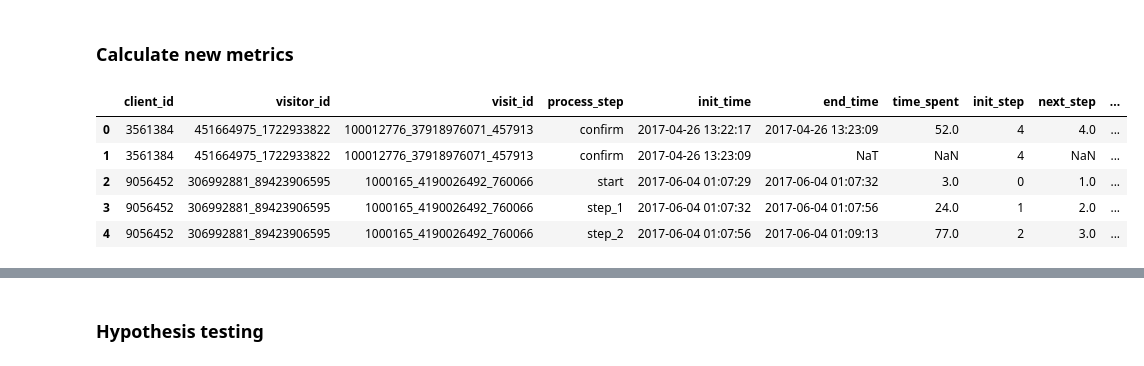
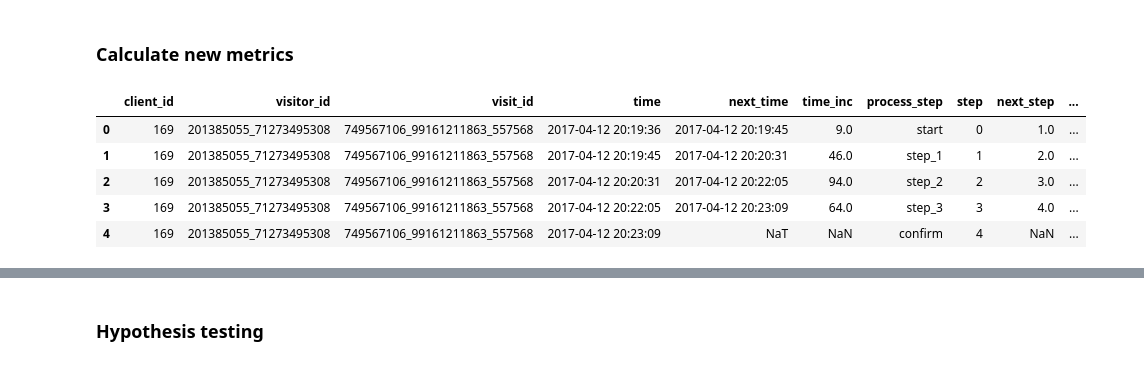
Before and after one commit to almudenamcastro/ironhack-w5-EDA, a Jupyter notebook: notebooks/clean_nb.ipynb, the cells around one changed output, grey strips where cells are left out. Cells and saved outputs as stored; diff of their text form; code cells hidden in the pictures.

```diff
--- a/notebooks/clean_nb.ipynb
+++ b/notebooks/clean_nb.ipynb
@@ -368,34 +368,43 @@ Our main goal is to optimise the funnel to increase this metric. We will label t
 # %% [markdown]
 ### Calculate new metrics
 # %%
-import numpy as np
+# EVENT METRICS
 # Duration and step metrics.
+test_events = events.copy()
 
 # turn the step column into a numeric value.
-events['init_step'] = events['process_step'].replace({'start': 0, 'step_1': 1, 'step_2': 2, 'step_3': 3, 'confirm': 4})
+test_events['step'] = test_events['process_step'].replace({'start': '0', 'step_1': '1', 'step_2': '2', 'step_3': '3', 'confirm': '4'}).astype(int)
 
 # shift the table to calculate the time spent in each step and the next step.
 # we need to sort by visit_id and date_time first:
-events = events.sort_values(['visit_id', 'date_time']).reset_index()
-events[['end_time', 'next_step']] = events[['visit_id', 'date_time','init_step']].groupby('visit_id').shift(-1)
-events = events.rename(columns={'date_time':'init_time'})
-events['next_step'] = events['next_step'].apply(lambda x: int(x) if pd.notnull(x) else np.nan)
+test_events = test_events.sort_values(['client_id', 'visit_id', 'date_time']).reset_index()
+test_events[['next_time', 'next_step']] = test_events[['visit_id', 'date_time','step']].groupby('visit_id').shift(-1)
+test_events = test_events.rename(columns={'date_time':'time'})
+test_events['next_step'] = test_events['next_step'].apply(lambda x: int(x) if pd.notnull(x) else np.nan)
 
 # get the time spent on each step
-events['time_spent'] = (events['end_time']- events['init_time']).dt.total_seconds()
+test_events['time_inc'] = (test_events['next_time']- test_events['time']).dt.total_seconds()
 
-# get the 'progress' (difference between the next step and the current step)
-events['progress'] = events['next_step'] - events['init_step']
+# get the 'step_inc' (difference between the next step and the current step)
+test_events['step_inc'] = test_events['next_step'] - test_events['step']
+
+# get the 'conversion' (1 if the step is the last step, 0 otherwise)
+test_events['conversion'] = test_events['step'].apply(lambda x: 1 if x == 4 else 0)
+
+# get the 'return'
+test_events['return'] = (test_events['step_inc'] < 0).astype(int)
+test_events['refresh'] = (test_events['step_inc'] == 0).astype(int)
+
 
 # change columns order to make them easier to read.
-events = events[['client_id', 'visitor_id', 'visit_id', 'process_step', 'init_time', 'end_time', 'time_spent', 'init_step', 'next_step', 'progress']]
+test_events = test_events[['client_id', 'visitor_id', 'visit_id', 'time', 'next_time', 'time_inc', 'process_step', 'step', 'next_step', 'step_inc', 'conversion', 'return', 'refresh']]
 
-events.head()
+test_events.head()
 # %% [output]
-|  | client_id | visitor_id | visit_id | process_step | init_time | end_time | time_spent | init_step | next_step | ... |
-| 0 | 3561384 | 451664975_1722933822 | 100012776_37918976071_457913 | confirm | 2017-04-26 13:22:17 | 2017-04-26 13:23:09 | 52.0 | 4 | 4.0 | ... |
-| 1 | 3561384 | 451664975_1722933822 | 100012776_37918976071_457913 | confirm | 2017-04-26 13:23:09 | NaT | NaN | 4 | NaN | ... |
-| 2 | 9056452 | 306992881_89423906595 | 1000165_4190026492_760066 | start | 2017-06-04 01:07:29 | 2017-06-04 01:07:32 | 3.0 | 0 | 1.0 | ... |
-| 3 | 9056452 | 306992881_89423906595 | 1000165_4190026492_760066 | step_1 | 2017-06-04 01:07:32 | 2017-06-04 01:07:56 | 24.0 | 1 | 2.0 | ... |
-| 4 | 9056452 | 306992881_89423906595 | 1000165_4190026492_760066 | step_2 | 2017-06-04 01:07:56 | 2017-06-04 01:09:13 | 77.0 | 2 | 3.0 | ... |
+|  | client_id | visitor_id | visit_id | time | next_time | time_inc | process_step | step | next_step | ... |
+| 0 | 169 | 201385055_71273495308 | 749567106_99161211863_557568 | 2017-04-12 20:19:36 | 2017-04-12 20:19:45 | 9.0 | start | 0 | 1.0 | ... |
+| 1 | 169 | 201385055_71273495308 | 749567106_99161211863_557568 | 2017-04-12 20:19:45 | 2017-04-12 20:20:31 | 46.0 | step_1 | 1 | 2.0 | ... |
+| 2 | 169 | 201385055_71273495308 | 749567106_99161211863_557568 | 2017-04-12 20:20:31 | 2017-04-12 20:22:05 | 94.0 | step_2 | 2 | 3.0 | ... |
+| 3 | 169 | 201385055_71273495308 | 749567106_99161211863_557568 | 2017-04-12 20:22:05 | 2017-04-12 20:23:09 | 64.0 | step_3 | 3 | 4.0 | ... |
+| 4 | 169 | 201385055_71273495308 | 749567106_99161211863_557568 | 2017-04-12 20:23:09 | NaT | NaN | confirm | 4 | NaN | ... |
 # %%
```
Also changed, not shown: parts of 27 cells of this notebook, 7 other files.
